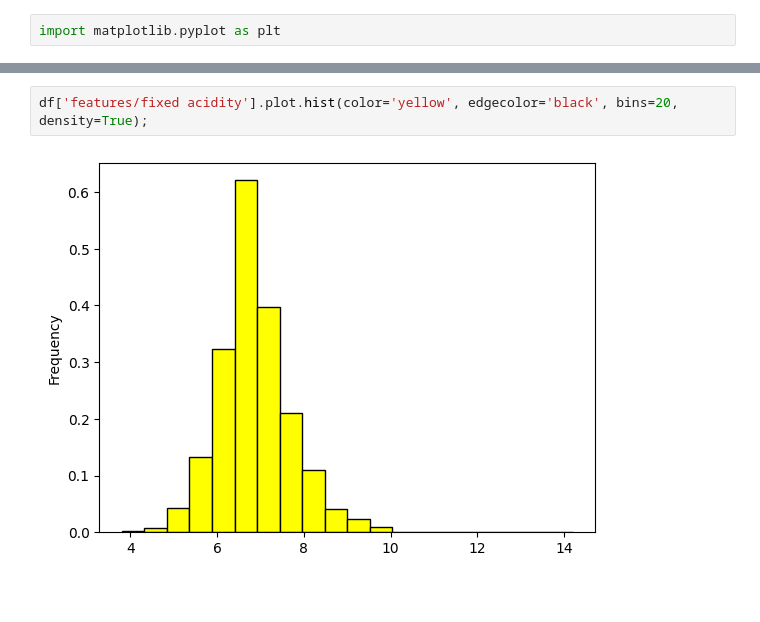
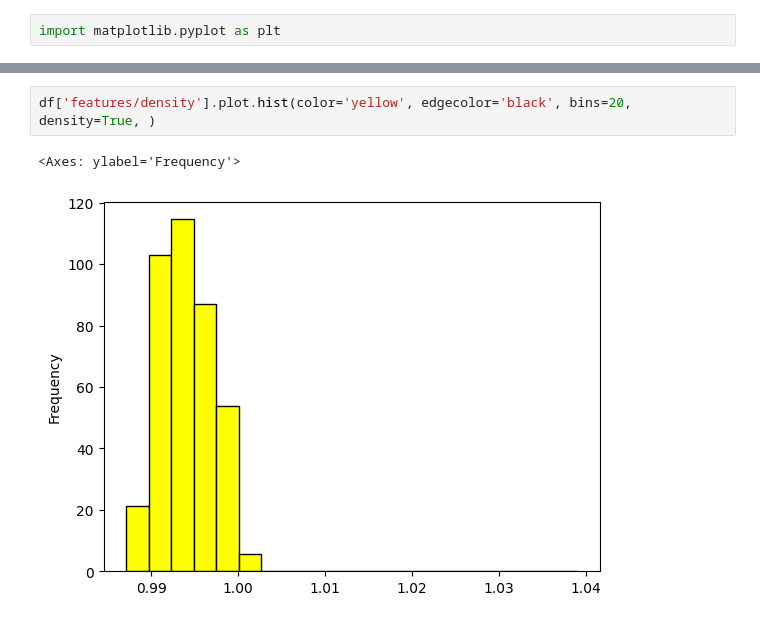
Before and after one commit to kjxeez/machine-learning, a Jupyter notebook: linear-regression.ipynb, the cells around one changed output, grey strips where cells are left out. Cells and saved outputs as stored; diff of their text form; blank space fills up the shorter version.

```diff
--- a/linear-regression.ipynb
+++ b/linear-regression.ipynb
@@ -140,4 +147,5 @@ df['features/fixed acidity'].plot.hist(density=True);
 # %%
-df['features/fixed acidity'].plot.hist(color='yellow', edgecolor='black', bins=20, density=True);
+df['features/density'].plot.hist(color='yellow', edgecolor='black', bins=20, density=True, )
 # %% [output]
+<Axes: ylabel='Frequency'>
-[figure, old version]
+[figure, new version]
```
Also changed, not shown: parts of 38 cells of this notebook.
